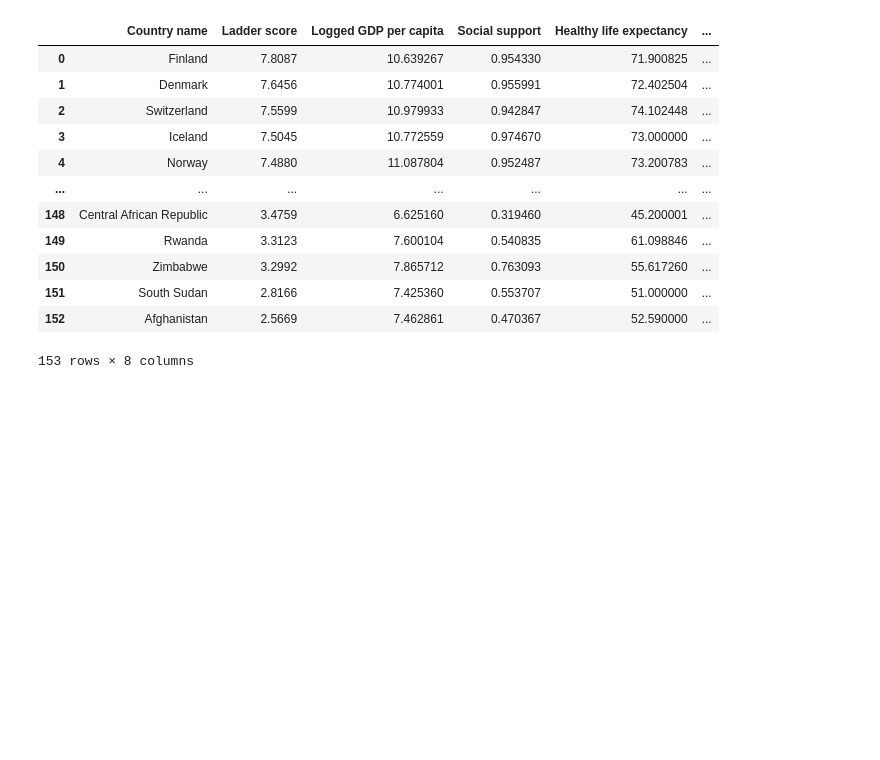
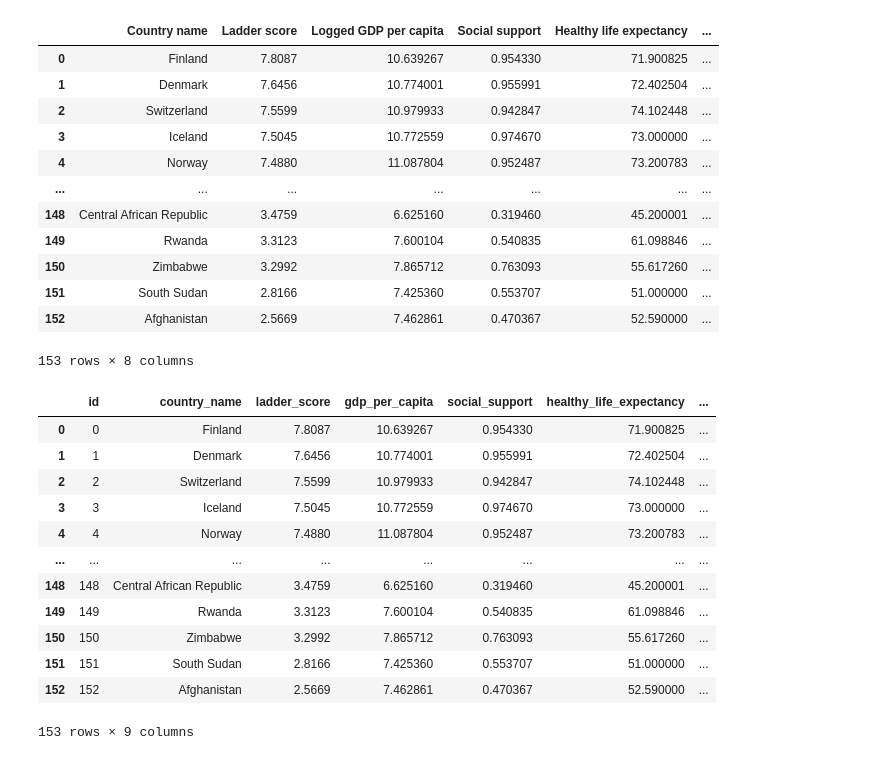
Before and after one commit to nickchuasl/Group_5_ETL_project2, a Jupyter notebook: Group_5_ETL_Project_2.ipynb, the cells around one changed output. Cells and saved outputs as stored; diff of their text form; code cells hidden in the pictures; blank space fills up the shorter version.

```diff
--- a/Group_5_ETL_Project_2.ipynb
+++ b/Group_5_ETL_Project_2.ipynb
@@ -104,3 +133,27 @@ happiness_df
 | 151 | South Sudan | 2.8166 | 7.425360 | 0.553707 | 51.000000 | ... |
 | 152 | Afghanistan | 2.5669 | 7.462861 | 0.470367 | 52.590000 | ... |
 153 rows × 8 columns
+# %%
+#Create an ID
+happiness_df= happiness_df.reset_index()
+# %%
+#Rename column names
+happiness_df.columns=['id','country_name','ladder_score','gdp_per_capita',
+                      'social_support','healthy_life_expectancy',
+                      'freedom_to_make_life_choices','generosity',
+                      'perceptions_of_corruption']
+happiness_df
+# %% [output]
+|  | id | country_name | ladder_score | gdp_per_capita | social_support | healthy_life_expectancy | ... |
+| 0 | 0 | Finland | 7.8087 | 10.639267 | 0.954330 | 71.900825 | ... |
+| 1 | 1 | Denmark | 7.6456 | 10.774001 | 0.955991 | 72.402504 | ... |
+| 2 | 2 | Switzerland | 7.5599 | 10.979933 | 0.942847 | 74.102448 | ... |
+| 3 | 3 | Iceland | 7.5045 | 10.772559 | 0.974670 | 73.000000 | ... |
+| 4 | 4 | Norway | 7.4880 | 11.087804 | 0.952487 | 73.200783 | ... |
+| ... | ... | ... | ... | ... | ... | ... | ... |
+| 148 | 148 | Central African Republic | 3.4759 | 6.625160 | 0.319460 | 45.200001 | ... |
+| 149 | 149 | Rwanda | 3.3123 | 7.600104 | 0.540835 | 61.098846 | ... |
+| 150 | 150 | Zimbabwe | 3.2992 | 7.865712 | 0.763093 | 55.617260 | ... |
+| 151 | 151 | South Sudan | 2.8166 | 7.425360 | 0.553707 | 51.000000 | ... |
+| 152 | 152 | Afghanistan | 2.5669 | 7.462861 | 0.470367 | 52.590000 | ... |
+153 rows × 9 columns
```
Also changed, not shown: parts of 9 cells of this notebook, 1 other file.
